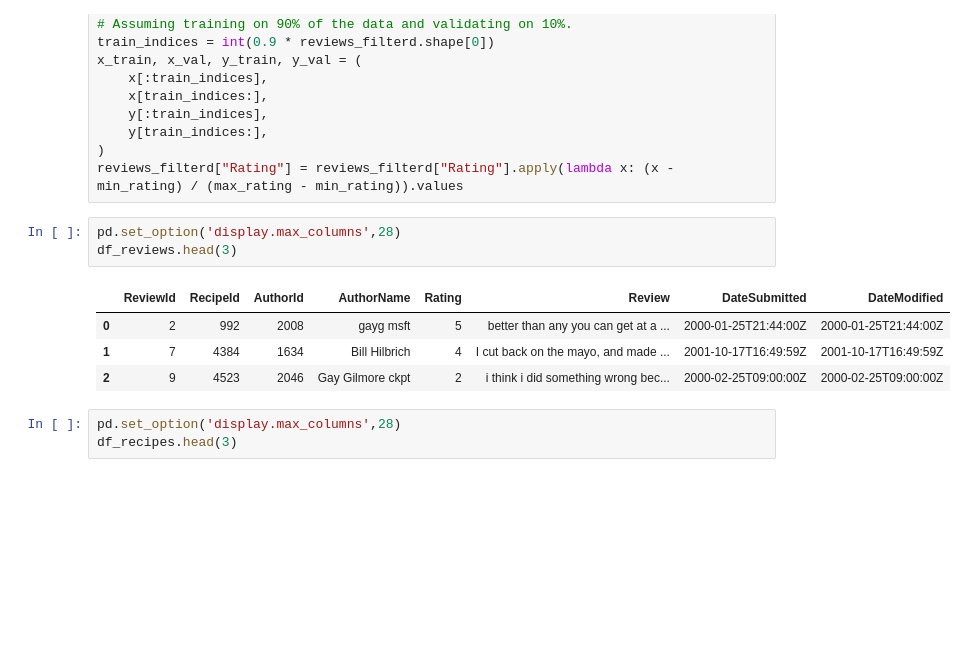
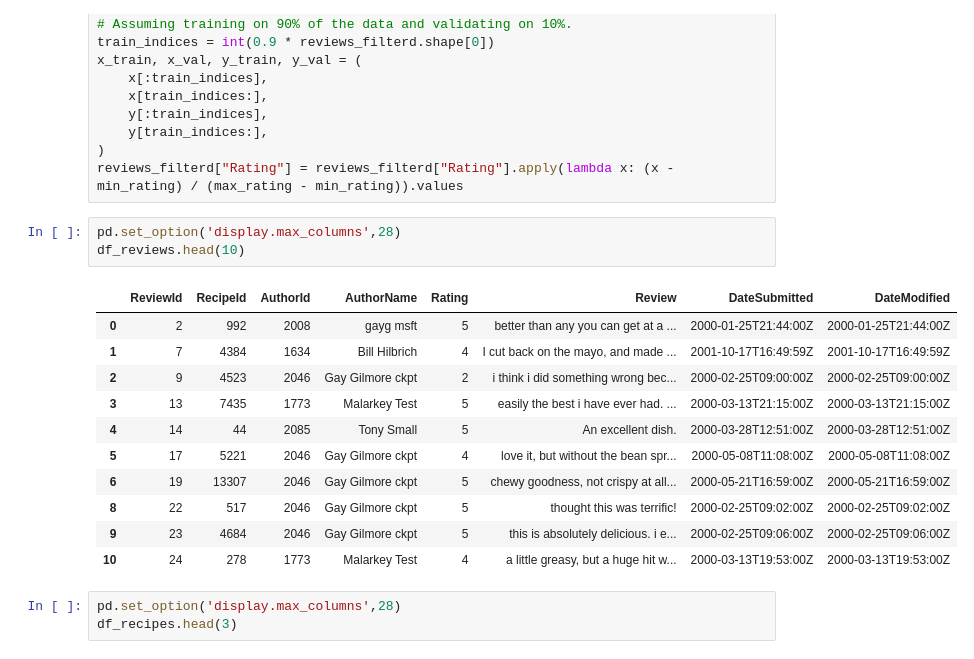
Before and after one commit to AffanSurya/SenakApp_ML, a Jupyter notebook: Model/Recomendation.ipynb, the cells around one changed output. Saved outputs shown, nothing was run; the diff lists cells and outputs as text; blank space fills up the shorter version.

```diff
--- a/Model/Recomendation.ipynb
+++ b/Model/Recomendation.ipynb
@@ -140,12 +140,19 @@ x_train, x_val, y_train, y_val = (
 reviews_filterd["Rating"] = reviews_filterd["Rating"].apply(lambda x: (x - min_rating) / (max_rating - min_rating)).values
 # %%
 pd.set_option('display.max_columns',28)
-df_reviews.head(3)
+df_reviews.head(10)
 # %% [output]
 |  | ReviewId | RecipeId | AuthorId | AuthorName | Rating | Review | DateSubmitted | DateModified |
 | 0 | 2 | 992 | 2008 | gayg msft | 5 | better than any you can get at a ... | 2000-01-25T21:44:00Z | 2000-01-25T21:44:00Z |
 | 1 | 7 | 4384 | 1634 | Bill Hilbrich | 4 | I cut back on the mayo, and made ... | 2001-10-17T16:49:59Z | 2001-10-17T16:49:59Z |
 | 2 | 9 | 4523 | 2046 | Gay Gilmore ckpt | 2 | i think i did something wrong bec... | 2000-02-25T09:00:00Z | 2000-02-25T09:00:00Z |
+| 3 | 13 | 7435 | 1773 | Malarkey Test | 5 | easily the best i have ever had. ... | 2000-03-13T21:15:00Z | 2000-03-13T21:15:00Z |
+| 4 | 14 | 44 | 2085 | Tony Small | 5 | An excellent dish. | 2000-03-28T12:51:00Z | 2000-03-28T12:51:00Z |
+| 5 | 17 | 5221 | 2046 | Gay Gilmore ckpt | 4 | love it, but without the bean spr... | 2000-05-08T11:08:00Z | 2000-05-08T11:08:00Z |
+| 6 | 19 | 13307 | 2046 | Gay Gilmore ckpt | 5 | chewy goodness, not crispy at all... | 2000-05-21T16:59:00Z | 2000-05-21T16:59:00Z |
+| 8 | 22 | 517 | 2046 | Gay Gilmore ckpt | 5 | thought this was terrific! | 2000-02-25T09:02:00Z | 2000-02-25T09:02:00Z |
+| 9 | 23 | 4684 | 2046 | Gay Gilmore ckpt | 5 | this is absolutely delicious. i e... | 2000-02-25T09:06:00Z | 2000-02-25T09:06:00Z |
+| 10 | 24 | 278 | 1773 | Malarkey Test | 4 | a little greasy, but a huge hit w... | 2000-03-13T19:53:00Z | 2000-03-13T19:53:00Z |
 # %%
 pd.set_option('display.max_columns',28)
 df_recipes.head(3)
```
Also changed, not shown: parts of 9 cells of this notebook.
